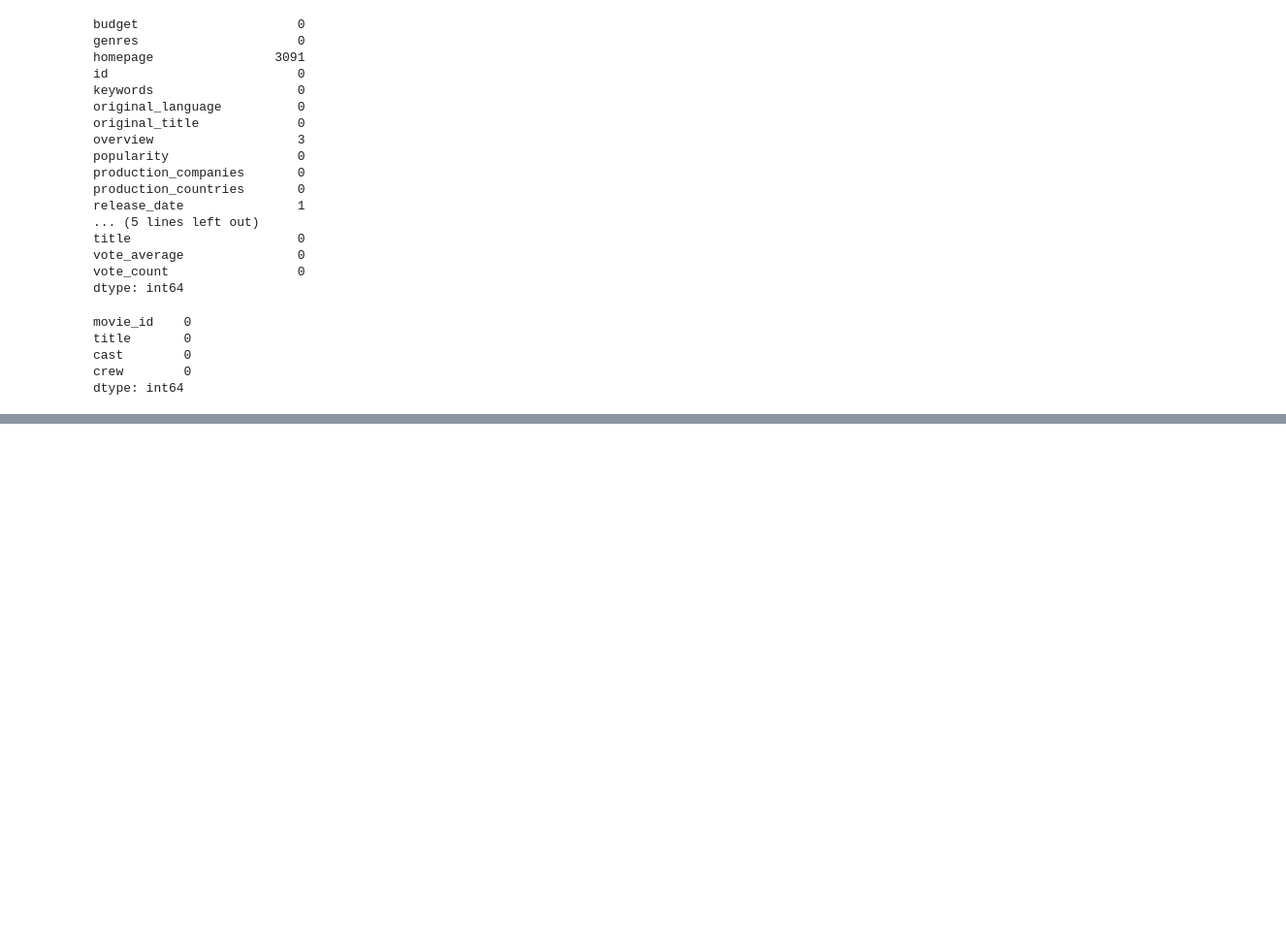
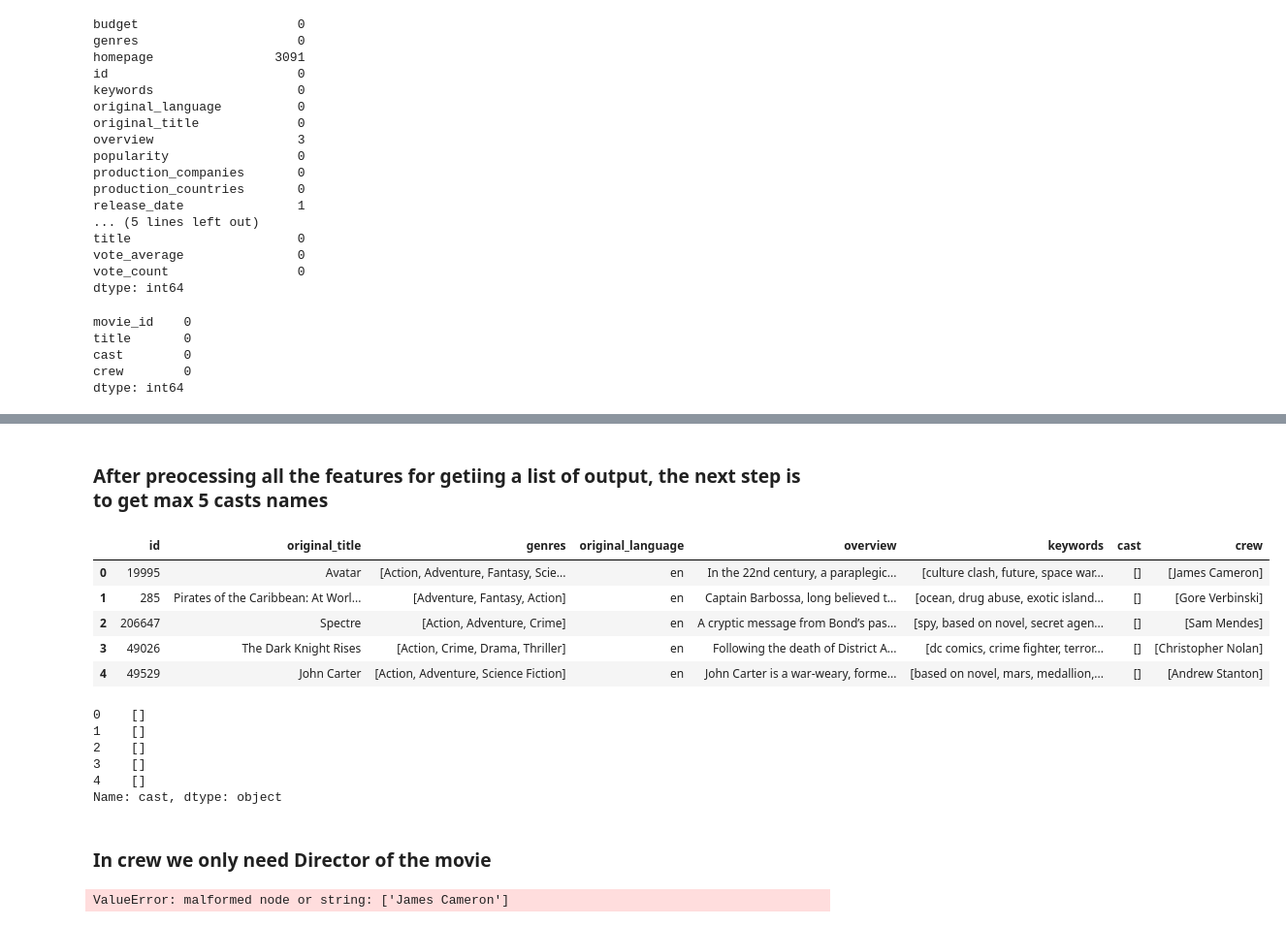
Before and after one commit to Demeatrix/Movies-Recommender, a Jupyter notebook: Preprocessing_1.ipynb, the cells around one changed output, grey strips where cells are left out. Shown at 97% size. Cells and saved outputs as stored; diff of their text form; code cells hidden in the pictures; blank space fills up the shorter version.

```diff
--- a/Preprocessing_1.ipynb
+++ b/Preprocessing_1.ipynb
@@ -93,0 +150,4 @@ movies_dataset = movies_dataset[["id_x", "original_title_x", "genres_x", "origin
+# %%
+dataset["keywords"] = dataset["keywords"].apply(fetchDict)
+# %%
+dataset["cast"] = dataset["cast"].apply(fetchDict)
@@ -93,0 +165,33 @@ movies_dataset = movies_dataset[["id_x", "original_title_x", "genres_x", "origin
+# %% [markdown]
+### After preocessing all the features for getiing a list of output, the next step is to get max 5 casts names
+# %%
+# Fetching the first 5 casts name for the further processing
+
+def fetchNames(obj):
+    names = []
+    maxNames = 0
+
+    for i in ast.literal_eval(obj):
+       if counter != 5:
+# %%
+dataset["cast"] = dataset["cast"].apply(fetchNames)
+# %%
+dataset.head()
+# %% [output]
+|  | id | original_title | genres | original_language | overview | keywords | cast | crew |
+| 0 | 19995 | Avatar | [Action, Adventure, Fantasy, Scie... | en | In the 22nd century, a paraplegic... | [culture clash, future, space war... | [] | [James Cameron] |
+| 1 | 285 | Pirates of the Caribbean: At Worl... | [Adventure, Fantasy, Action] | en | Captain Barbossa, long believed t... | [ocean, drug abuse, exotic island... | [] | [Gore Verbinski] |
+| 2 | 206647 | Spectre | [Action, Adventure, Crime] | en | A cryptic message from Bond’s pas... | [spy, based on novel, secret agen... | [] | [Sam Mendes] |
+| 3 | 49026 | The Dark Knight Rises | [Action, Crime, Drama, Thriller] | en | Following the death of District A... | [dc comics, crime fighter, terror... | [] | [Christopher Nolan] |
+| 4 | 49529 | John Carter | [Action, Adventure, Science Fiction] | en | John Carter is a war-weary, forme... | [based on novel, mars, medallion,... | [] | [Andrew Stanton] |
+# %%
+dataset["cast"].head()
+# %% [output]
+0    []
+1    []
+2    []
+3    []
+4    []
+Name: cast, dtype: object
+# %% [markdown]
+### In crew we only need Director of the movie
@@ -93,0 +207,4 @@ movies_dataset = movies_dataset[["id_x", "original_title_x", "genres_x", "origin
+# %%
+dataset["crew"] = dataset["crew"].apply(fetch_Director_Name)
+# %% [output]
+ValueError: malformed node or string: ['James Cameron']
```
Also changed, not shown: parts of 29 cells of this notebook, 3 other files.
